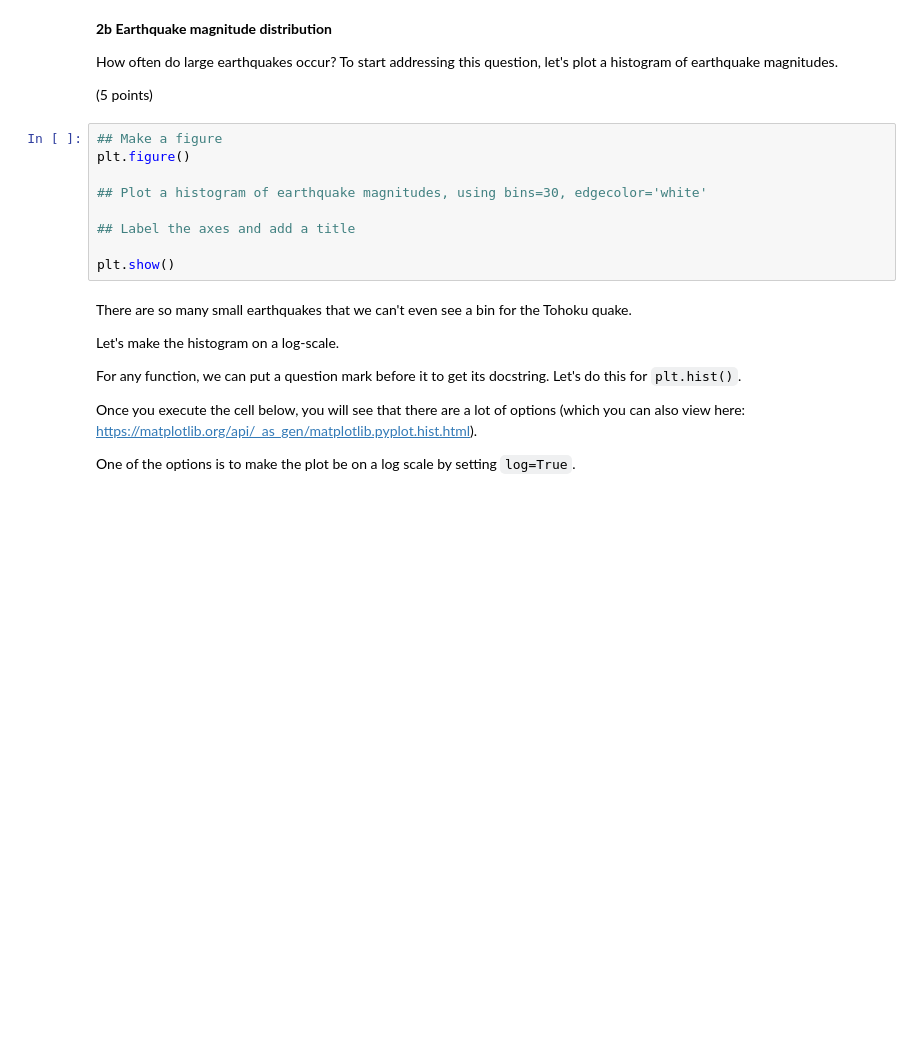
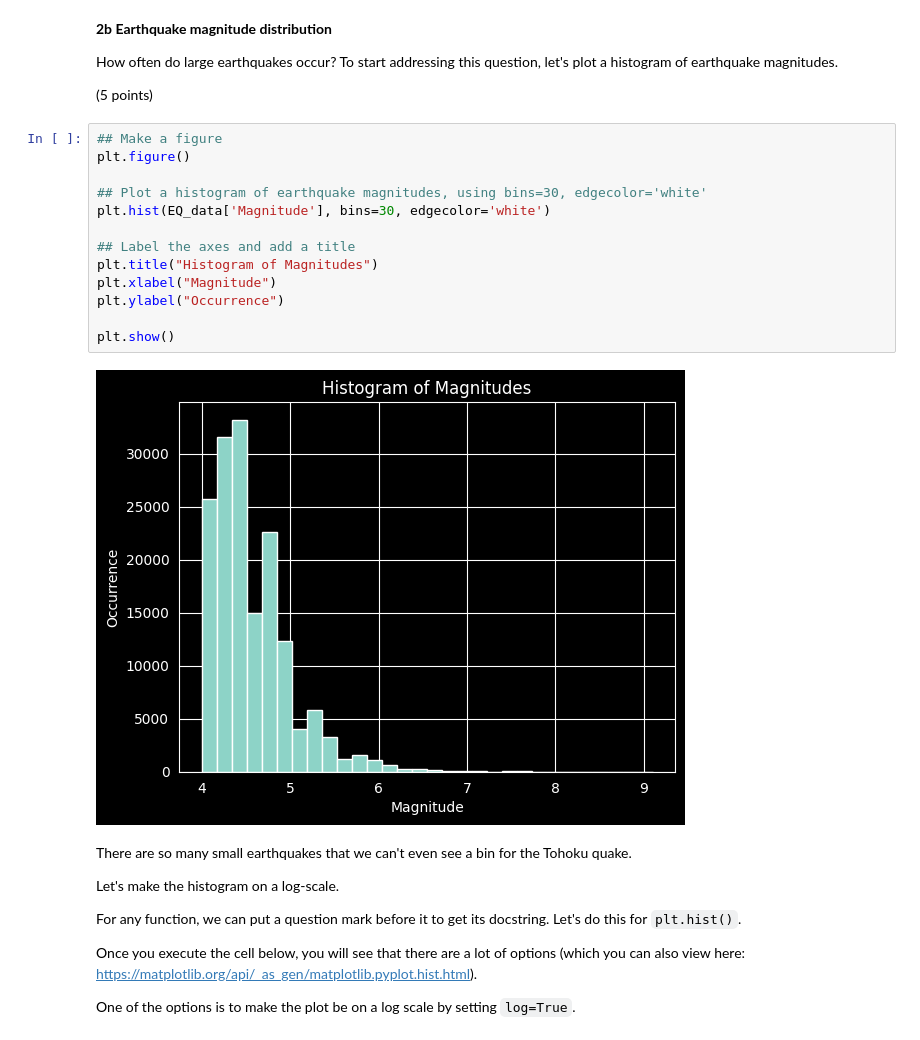
Before and after one commit to ItsukiKigoshi/EPS88_Gleeson, a Jupyter notebook: homework01.ipynb, the cells around one changed output. Cells and saved outputs as stored; diff of their text form; blank space fills up the shorter version.

```diff
--- a/homework01.ipynb
+++ b/homework01.ipynb
@@ -310,12 +322,18 @@ How often do large earthquakes occur? To start addressing this question, let's p
 # %%
 ## Make a figure
 plt.figure()
 
 ## Plot a histogram of earthquake magnitudes, using bins=30, edgecolor='white'
+plt.hist(EQ_data['Magnitude'], bins=30, edgecolor='white')
 
 ## Label the axes and add a title
+plt.title("Histogram of Magnitudes")
+plt.xlabel("Magnitude")
+plt.ylabel("Occurrence")
 
 plt.show()
+# %% [output]
+[figure, added]
 # %% [markdown]
 There are so many small earthquakes that we can't even see a bin for the Tohoku quake.
 
```
Also changed, not shown: parts of 23 cells of this notebook.
